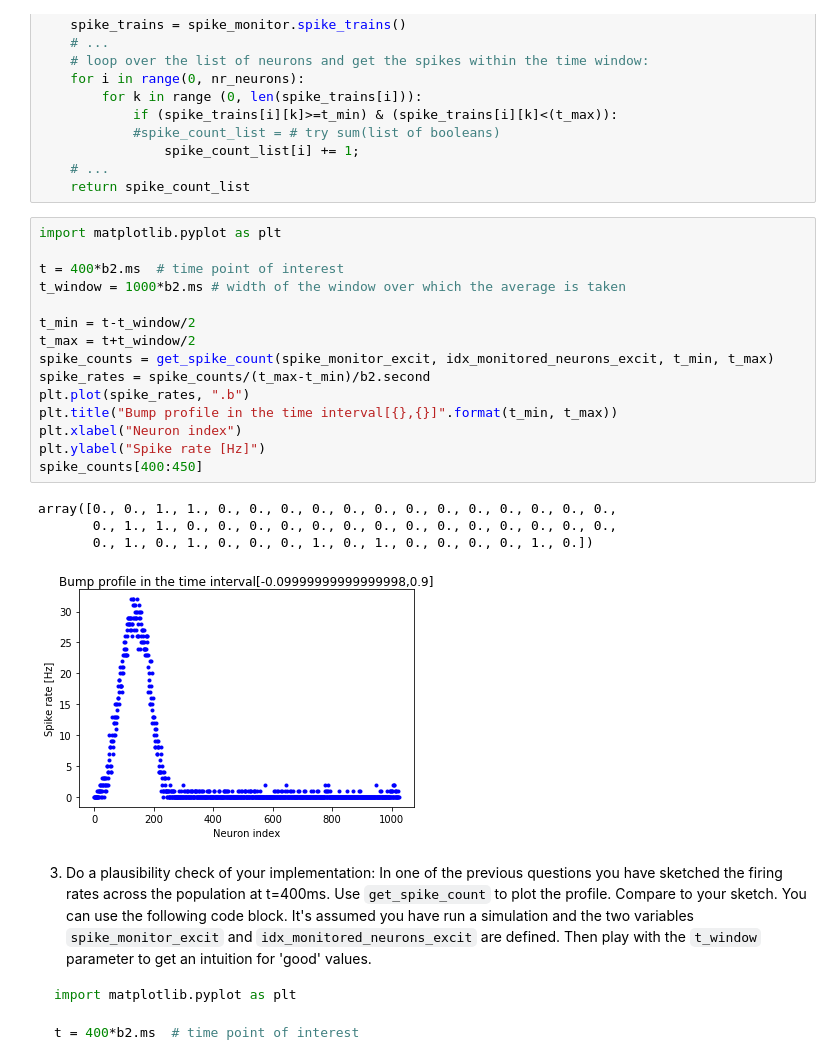
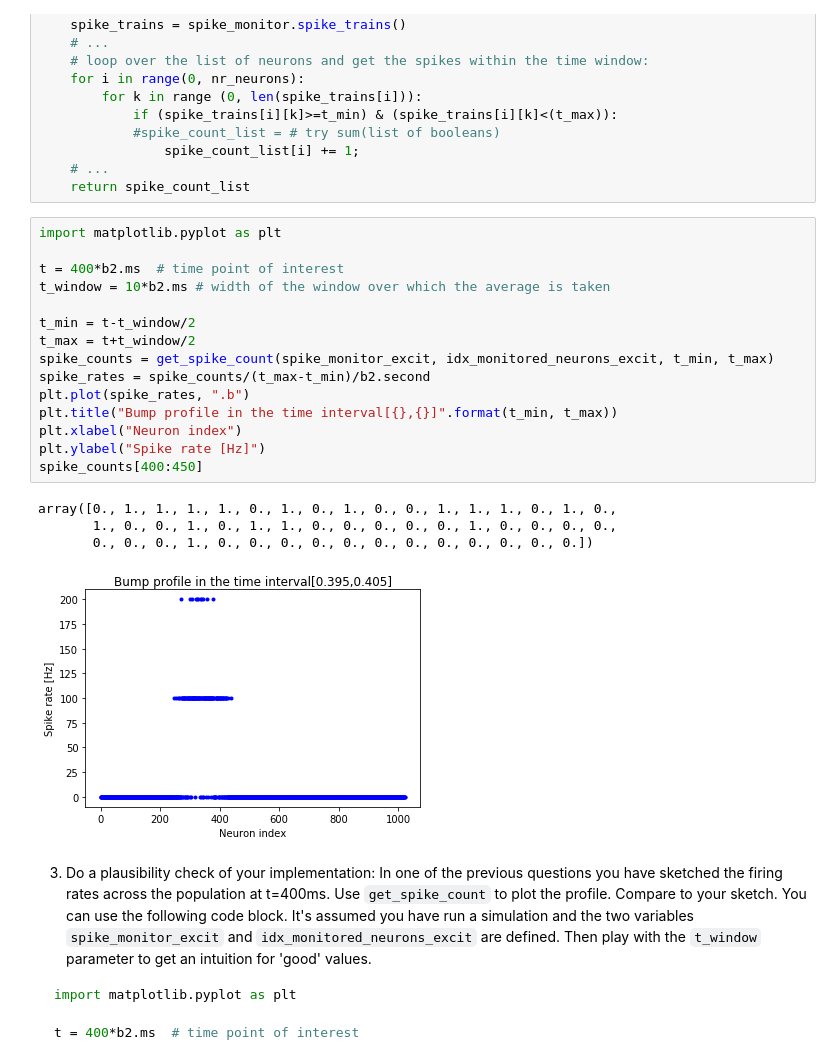
Before and after one commit to mackelab/msne-lsmlsda-2019, a Jupyter notebook: your-code/project3_MeMa/03_spatial_working_memory.ipynb, the cells around one changed output. Drawn from its saved outputs; the diff is of its cells as text.

```diff
--- a/your-code/project3_MeMa/03_spatial_working_memory.ipynb
+++ b/your-code/project3_MeMa/03_spatial_working_memory.ipynb
@@ -630,23 +600,23 @@ def get_spike_count(spike_monitor, spike_index_list, t_min, t_max):
 # %%
 import matplotlib.pyplot as plt
 
 t = 400*b2.ms  # time point of interest
-t_window = 1000*b2.ms # width of the window over which the average is taken
+t_window = 10*b2.ms # width of the window over which the average is taken
 
 t_min = t-t_window/2
 t_max = t+t_window/2
 spike_counts = get_spike_count(spike_monitor_excit, idx_monitored_neurons_excit, t_min, t_max)
 spike_rates = spike_counts/(t_max-t_min)/b2.second
 plt.plot(spike_rates, ".b")
 plt.title("Bump profile in the time interval[{},{}]".format(t_min, t_max))
 plt.xlabel("Neuron index")
 plt.ylabel("Spike rate [Hz]")
 spike_counts[400:450]
 # %% [output]
-array([0., 0., 1., 1., 0., 0., 0., 0., 0., 0., 0., 0., 0., 0., 0., 0., 0.,
-       0., 1., 1., 0., 0., 0., 0., 0., 0., 0., 0., 0., 0., 0., 0., 0., 0.,
-       0., 1., 0., 1., 0., 0., 0., 1., 0., 1., 0., 0., 0., 0., 1., 0.])
+array([0., 1., 1., 1., 1., 0., 1., 0., 1., 0., 0., 1., 1., 1., 0., 1., 0.,
+       1., 0., 0., 1., 0., 1., 1., 0., 0., 0., 0., 0., 1., 0., 0., 0., 0.,
+       0., 0., 0., 1., 0., 0., 0., 0., 0., 0., 0., 0., 0., 0., 0., 0.])
-[figure, old version]
+[figure, new version]
 # %% [markdown]
 3. Do a plausibility check of your implementation: In one of the previous questions you have sketched the firing rates across the population at t=400ms. Use `get_spike_count` to plot the profile. Compare to your sketch. You can use the following code block. It's assumed you have run a simulation and the two variables `spike_monitor_excit` and `idx_monitored_neurons_excit` are defined. Then play with the `t_window` parameter to get an intuition for 'good' values.
 
```
Also changed, not shown: parts of 19 cells of this notebook.
